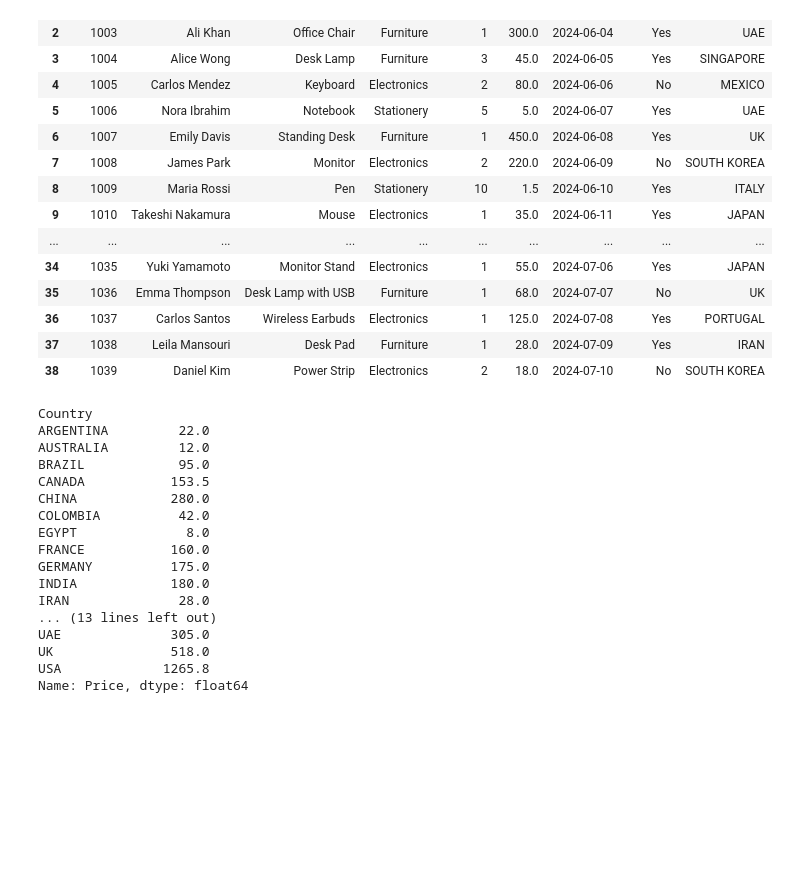
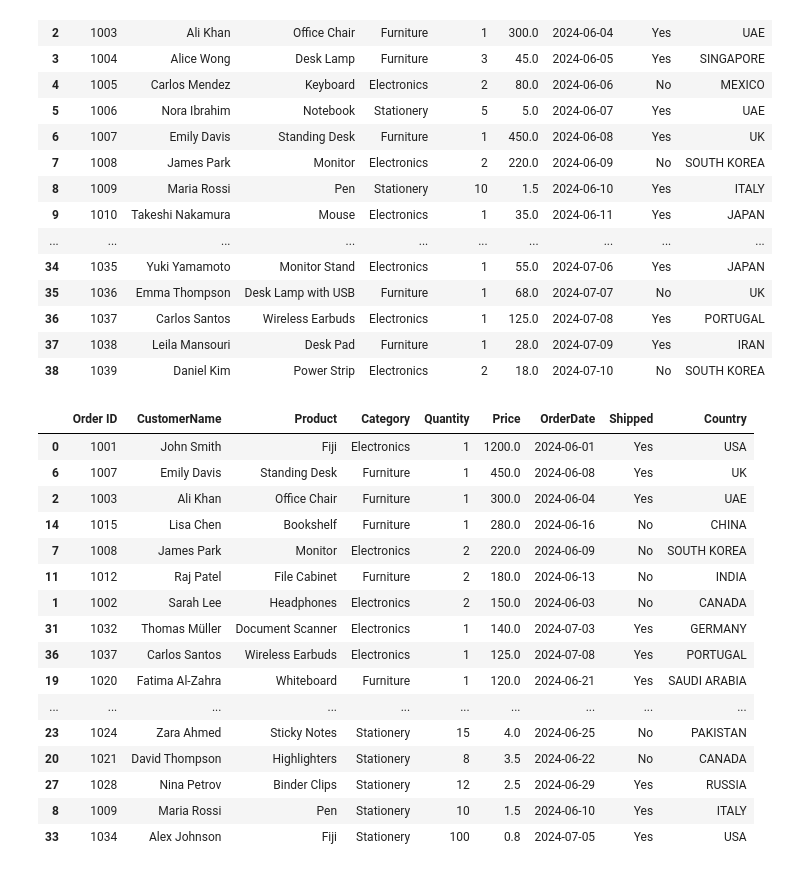
Before and after one commit to dshA004/Python-Project, a Jupyter notebook: Learn_Pandas_Using_Python/notebook.ipynb, the cells around one changed output. Cells and saved outputs as stored; diff of their text form; code cells hidden in the pictures; blank space fills up the shorter version.

Commit message:
Sort the Price Column in descending order

```diff
--- a/Learn_Pandas_Using_Python/notebook.ipynb
+++ b/Learn_Pandas_Using_Python/notebook.ipynb
@@ -222,21 +222,22 @@ df
 # %%
 df["Country"].value_counts() # Count the number of unique values in the Country column
 df.groupby("Country")["Price"].sum() # Sum to total price for each country
+df.sort_values("Price", ascending = False) # Sort the Price Column in descending order
 # %% [output]
-Country
-ARGENTINA         22.0
-AUSTRALIA         12.0
-BRAZIL            95.0
-CANADA           153.5
-CHINA            280.0
-COLOMBIA          42.0
-EGYPT              8.0
-FRANCE           160.0
-GERMANY          175.0
-INDIA            180.0
-IRAN              28.0
-... (13 lines left out)
-UAE              305.0
-UK               518.0
-USA             1265.8
-Name: Price, dtype: float64
+|  | Order ID | CustomerName | Product | Category | Quantity | Price | OrderDate | Shipped | Country |
+| 0 | 1001 | John Smith | Fiji | Electronics | 1 | 1200.0 | 2024-06-01 | Yes | USA |
+| 6 | 1007 | Emily Davis | Standing Desk | Furniture | 1 | 450.0 | 2024-06-08 | Yes | UK |
+| 2 | 1003 | Ali Khan | Office Chair | Furniture | 1 | 300.0 | 2024-06-04 | Yes | UAE |
+| 14 | 1015 | Lisa Chen | Bookshelf | Furniture | 1 | 280.0 | 2024-06-16 | No | CHINA |
+| 7 | 1008 | James Park | Monitor | Electronics | 2 | 220.0 | 2024-06-09 | No | SOUTH KOREA |
+| 11 | 1012 | Raj Patel | File Cabinet | Furniture | 2 | 180.0 | 2024-06-13 | No | INDIA |
+| 1 | 1002 | Sarah Lee | Headphones | Electronics | 2 | 150.0 | 2024-06-03 | No | CANADA |
+| 31 | 1032 | Thomas Müller | Document Scanner | Electronics | 1 | 140.0 | 2024-07-03 | Yes | GERMANY |
+| 36 | 1037 | Carlos Santos | Wireless Earbuds | Electronics | 1 | 125.0 | 2024-07-08 | Yes | PORTUGAL |
+| 19 | 1020 | Fatima Al-Zahra | Whiteboard | Furniture | 1 | 120.0 | 2024-06-21 | Yes | SAUDI ARABIA |
+| ... | ... | ... | ... | ... | ... | ... | ... | ... | ... |
+| 23 | 1024 | Zara Ahmed | Sticky Notes | Stationery | 15 | 4.0 | 2024-06-25 | No | PAKISTAN |
+| 20 | 1021 | David Thompson | Highlighters | Stationery | 8 | 3.5 | 2024-06-22 | No | CANADA |
+| 27 | 1028 | Nina Petrov | Binder Clips | Stationery | 12 | 2.5 | 2024-06-29 | Yes | RUSSIA |
+| 8 | 1009 | Maria Rossi | Pen | Stationery | 10 | 1.5 | 2024-06-10 | Yes | ITALY |
+| 33 | 1034 | Alex Johnson | Fiji | Stationery | 100 | 0.8 | 2024-07-05 | Yes | USA |
```
